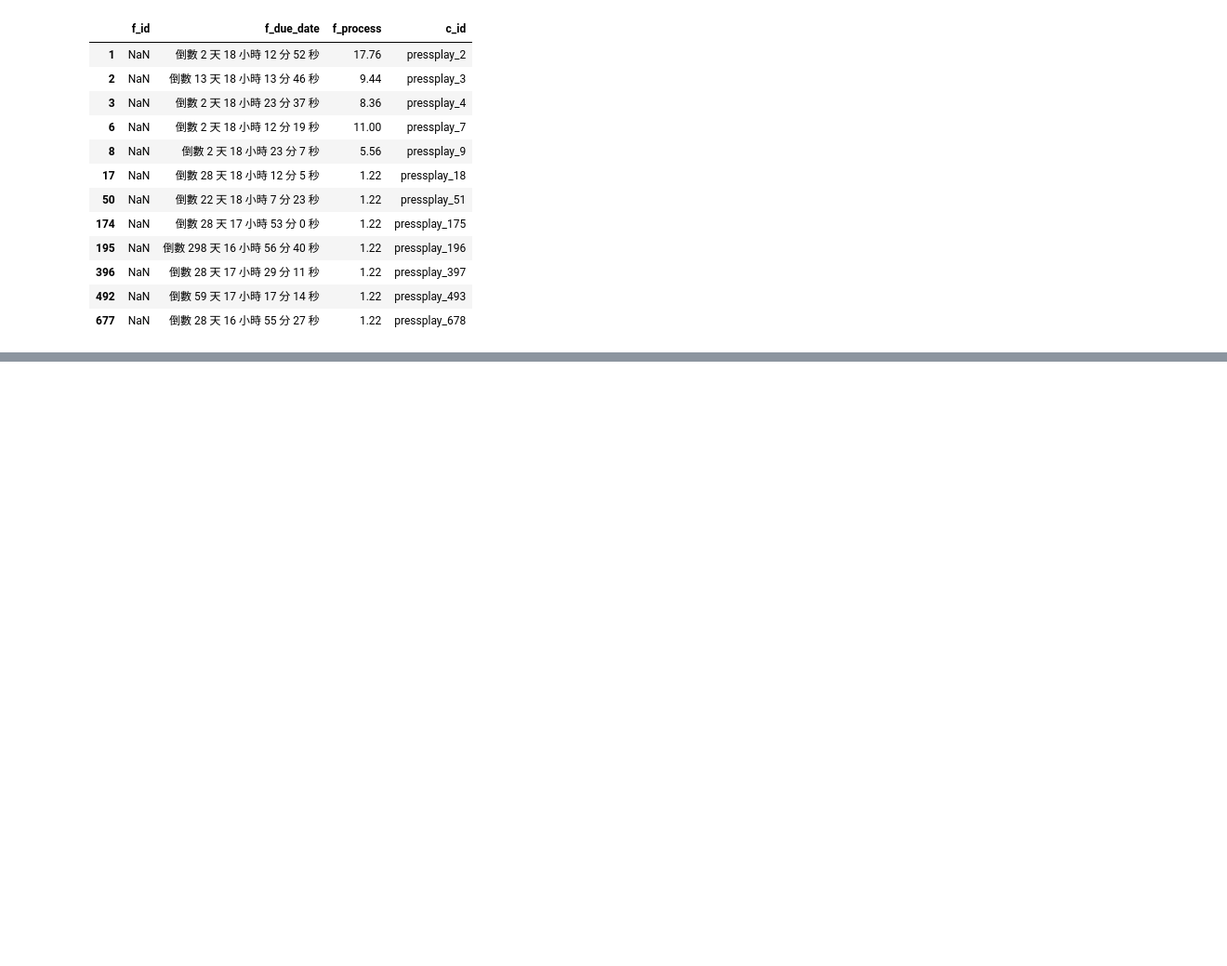
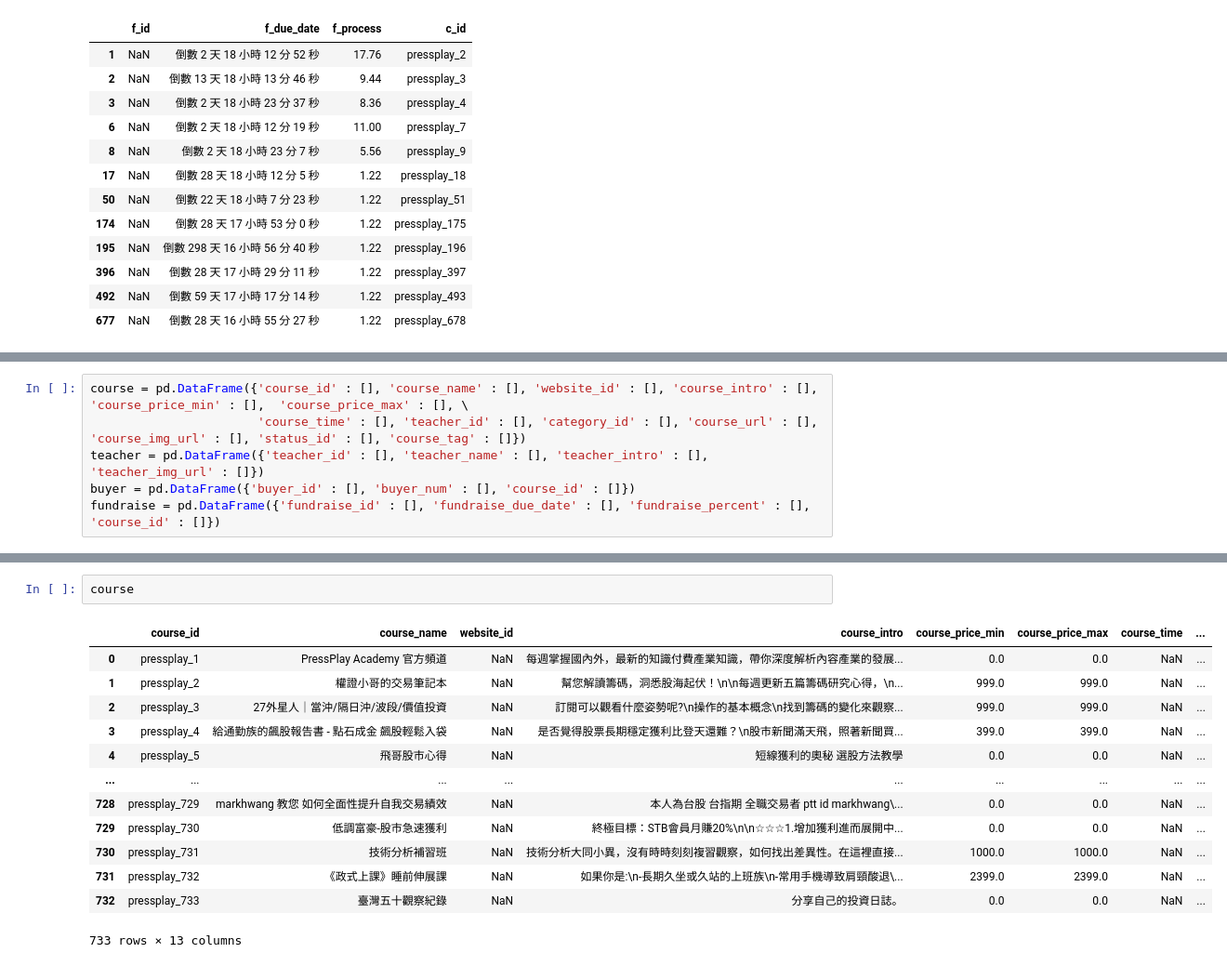
Before and after one commit to Isabelle1007/IM3008-DBProject, a Jupyter notebook: database/web-crawler/pressplay_1.ipynb, the cells around one changed output, grey strips where cells are left out. Shown at 93% size. Cells and saved outputs as stored; diff of their text form; blank space fills up the shorter version.

Commit message:
Update pressplay_1
Update according to new schema & added /chromedriver for web crawling

```diff
--- a/database/web-crawler/pressplay_1.ipynb
+++ b/database/web-crawler/pressplay_1.ipynb
@@ -170,0 +174,6 @@ df_fundings
+# %%
+course = pd.DataFrame({'course_id' : [], 'course_name' : [], 'website_id' : [], 'course_intro' : [], 'course_price_min' : [],  'course_price_max' : [], \
+                       'course_time' : [], 'teacher_id' : [], 'category_id' : [], 'course_url' : [], 'course_img_url' : [], 'status_id' : [], 'course_tag' : []})
+teacher = pd.DataFrame({'teacher_id' : [], 'teacher_name' : [], 'teacher_intro' : [], 'teacher_img_url' : []})
+buyer = pd.DataFrame({'buyer_id' : [], 'buyer_num' : [], 'course_id' : []})
+fundraise = pd.DataFrame({'fundraise_id' : [], 'fundraise_due_date' : [], 'fundraise_percent' : [], 'course_id' : []})
@@ -170,0 +238,16 @@ df_fundings
+# %%
+course
+# %% [output]
+|  | course_id | course_name | website_id | course_intro | course_price_min | course_price_max | course_time | ... |
+| 0 | pressplay_1 | PressPlay Academy 官方頻道 | NaN | 每週掌握國內外，最新的知識付費產業知識，帶你深度解析內容產業的發展... | 0.0 | 0.0 | NaN | ... |
+| 1 | pressplay_2 | 權證小哥的交易筆記本 | NaN | 幫您解讀籌碼，洞悉股海起伏！\n\n每週更新五篇籌碼研究心得，\n... | 999.0 | 999.0 | NaN | ... |
+| 2 | pressplay_3 | 27外星人｜當沖/隔日沖/波段/價值投資 | NaN | 訂閱可以觀看什麼姿勢呢?\n操作的基本概念\n找到籌碼的變化來觀察... | 999.0 | 999.0 | NaN | ... |
+| 3 | pressplay_4 | 給通勤族的飆股報告書 - 點石成金 飆股輕鬆入袋 | NaN | 是否覺得股票長期穩定獲利比登天還難？\n股市新聞滿天飛，照著新聞買... | 399.0 | 399.0 | NaN | ... |
+| 4 | pressplay_5 | 飛哥股市心得 | NaN | 短線獲利的奧秘 選股方法教學 | 0.0 | 0.0 | NaN | ... |
+| ... | ... | ... | ... | ... | ... | ... | ... | ... |
+| 728 | pressplay_729 | markhwang 教您 如何全面性提升自我交易績效 | NaN | 本人為台股 台指期 全職交易者 ptt id markhwang\... | 0.0 | 0.0 | NaN | ... |
+| 729 | pressplay_730 | 低調富豪-股市急速獲利 | NaN | 終極目標：STB會員月賺20%\n\n☆☆☆1.增加獲利進而展開中... | 0.0 | 0.0 | NaN | ... |
+| 730 | pressplay_731 | 技術分析補習班 | NaN | 技術分析大同小異，沒有時時刻刻複習觀察，如何找出差異性。在這裡直接... | 1000.0 | 1000.0 | NaN | ... |
+| 731 | pressplay_732 | 《政式上課》睡前伸展課 | NaN | 如果你是:\n-長期久坐或久站的上班族\n-常用手機導致肩頸酸退\... | 2399.0 | 2399.0 | NaN | ... |
+| 732 | pressplay_733 | 臺灣五十觀察紀錄 | NaN | 分享自己的投資日誌。 | 0.0 | 0.0 | NaN | ... |
+733 rows × 13 columns
```
Also changed, not shown: parts of 11 cells of this notebook, 1 other file.
